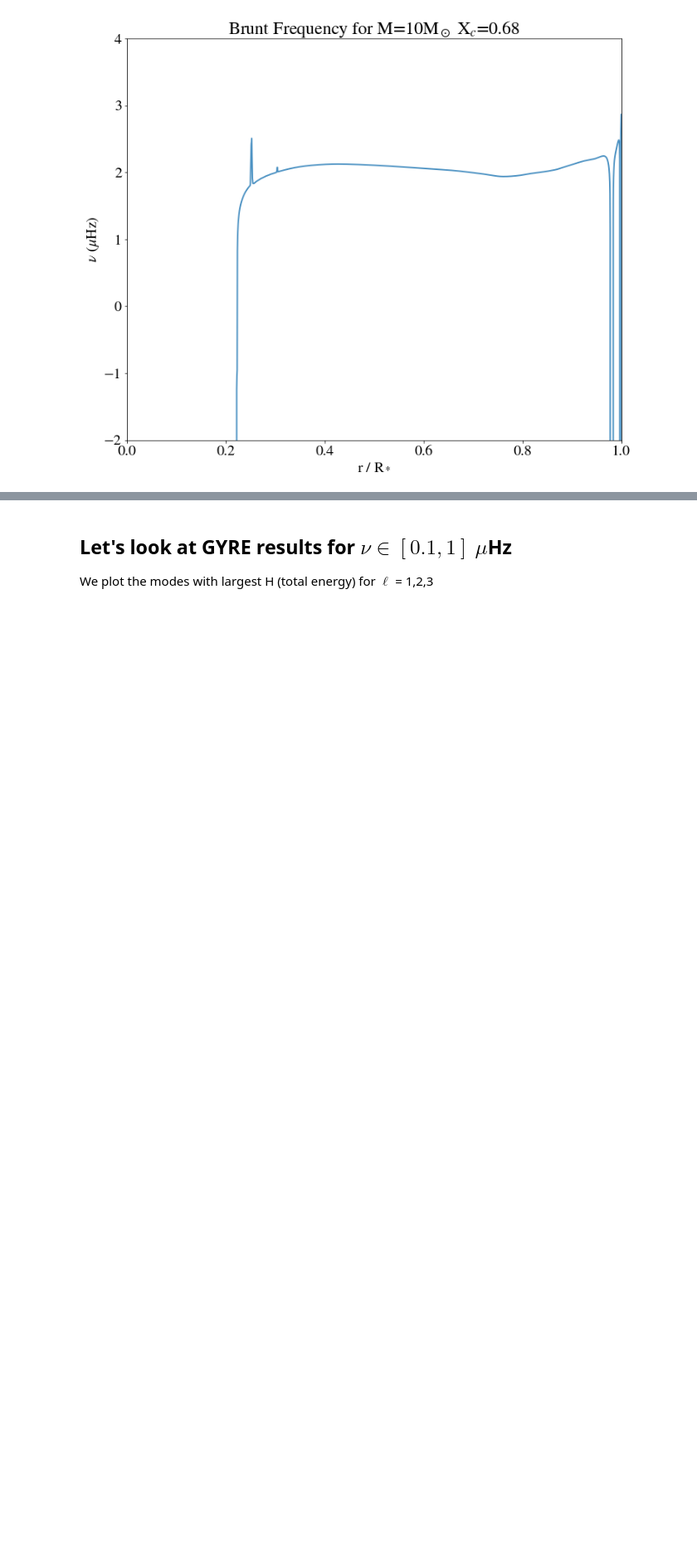
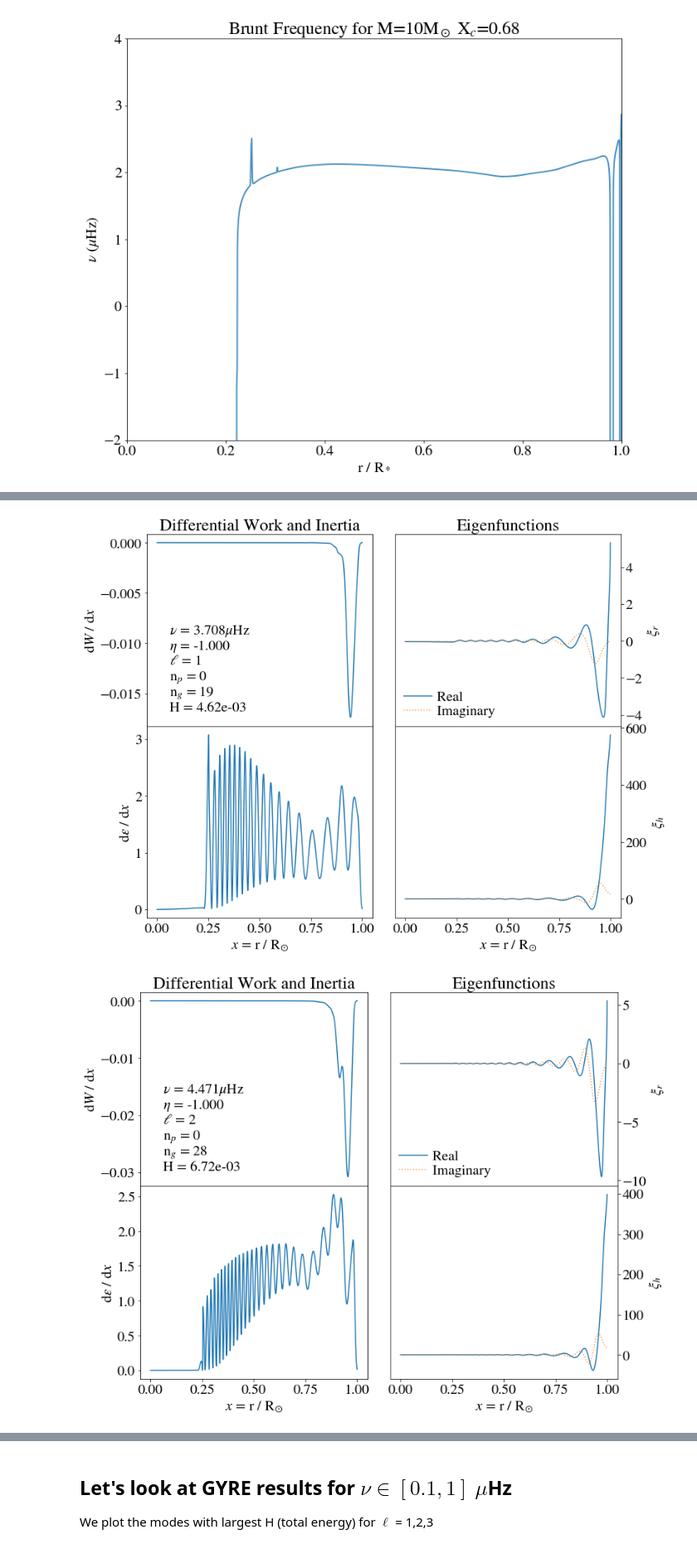
Before and after one commit to matteocantiello/gyre_igw, a Jupyter notebook: igw.ipynb, the cells around one changed output, grey strips where cells are left out. Shown at 83% size. Saved outputs shown, nothing was run; the diff lists cells and outputs as text; code cells hidden in the pictures; blank space fills up the shorter version.

```diff
--- a/igw.ipynb
+++ b/igw.ipynb
@@ -82,7 +84,7 @@ def find_mode(filename):
     return str(int(jj[np.argmax(H)]));
 
 # Find modes with \ell=ll from GYRE summary with largest H and return GYRE mode filename number
-def find_max_ll(filename,ll):
+def find_max_H_ll(filename,ll):
     header, data = tomso.gyre.load_summary(filename)
     jj= data['j']
     H = data['H']
@@ -91,6 +93,18 @@ def find_max_ll(filename,ll):
     H=H[i_ll]
     jj=jj[i_ll]
     return str(int(jj[np.argmax(H)]));
+
+def find_max_xih_ll(filename,ll):
+    header, data = tomso.gyre.load_summary(filename)
+    data
+    jj= data['j']
+    xi_r_surface=data['Rexi_r_ref']
+    xi_h_surface=data['Rexi_h_ref']
+    ell=data['l']
+    i_ll=np.where(ell == ll)
+    xi_h_surface=xi_h_surface[i_ll]
+    jj=jj[i_ll]
+    return str(int(jj[np.argmax(xi_h_surface)]));
 # %% [markdown]
 # Reading MESA model (10M$_\odot$)
 # %%
@@ -203,0 +221,10 @@ Here's the typical gyre.in file:
+# %%
+j=find_max_xih_ll('10XC068_1_50mode.txt',1)
+inspect_modes('10XC068_1_50mode.'+j.zfill(5)+'.txt')
+j=find_max_xih_ll('10XC068_1_50mode.txt',2)
+inspect_modes('10XC068_1_50mode.'+j.zfill(5)+'.txt')
+j=find_max_xih_ll('10XC068_1_50mode.txt',3)
+inspect_modes('10XC068_1_50mode.'+j.zfill(5)+'.txt')
+# %% [output]
+[figure, added]
+[figure, added]
```
Also changed, not shown: parts of 13 cells of this notebook, 2 other files.
